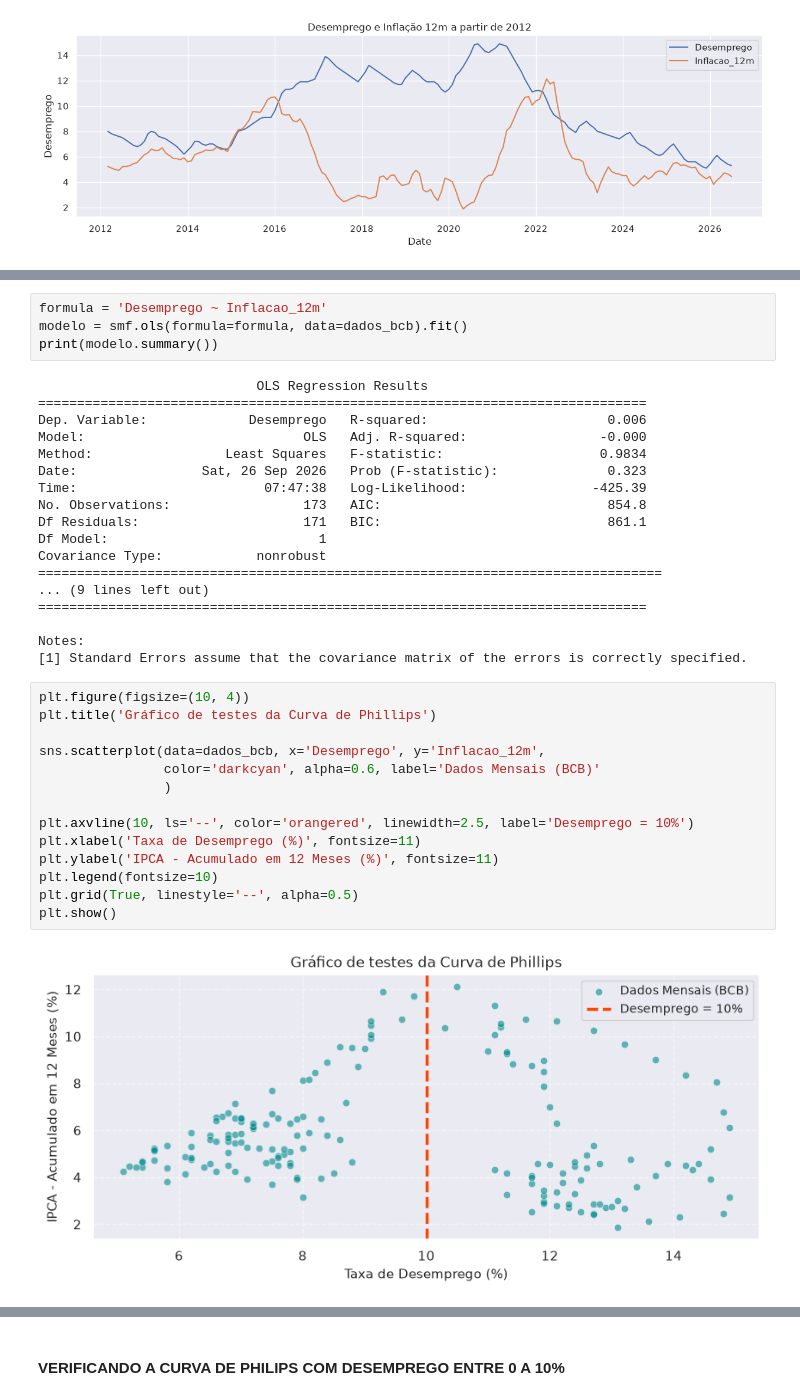
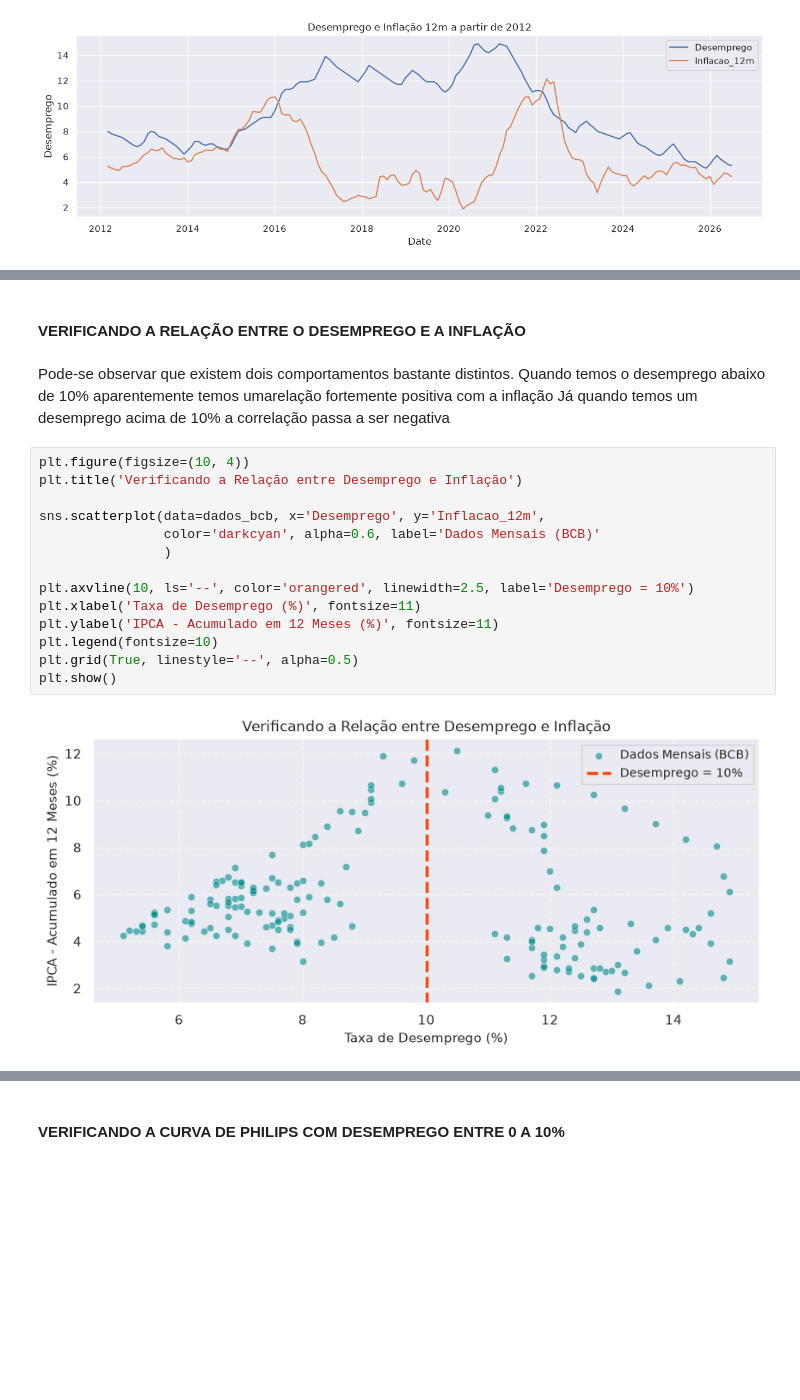
Before and after one commit to j2evaldo/macroeconomia, a Jupyter notebook: notebooks/00_curva_de_philis_classica.ipynb, the cells around one changed output, grey strips where cells are left out. Cells and saved outputs as stored; diff of their text form; blank space fills up the shorter version.

```diff
--- a/notebooks/00_curva_de_philis_classica.ipynb
+++ b/notebooks/00_curva_de_philis_classica.ipynb
@@ -58,38 +50,22 @@ dados_bcb.head(5)
-# %%
-formula = 'Desemprego ~ Inflacao_12m'
-modelo = smf.ols(formula=formula, data=dados_bcb).fit()
-print(modelo.summary())
-# %% [output]
-                            OLS Regression Results
-==============================================================================
-Dep. Variable:             Desemprego   R-squared:                       0.006
-Model:                            OLS   Adj. R-squared:                 -0.000
-Method:                 Least Squares   F-statistic:                    0.9834
-Date:                Sat, 26 Sep 2026   Prob (F-statistic):              0.323
-Time:                        07:47:38   Log-Likelihood:                -425.39
-No. Observations:                 173   AIC:                             854.8
-Df Residuals:                     171   BIC:                             861.1
-Df Model:                           1
-Covariance Type:            nonrobust
-================================================================================
-... (9 lines left out)
-==============================================================================
-
-Notes:
-[1] Standard Errors assume that the covariance matrix of the errors is correctly specified.
+# %% [markdown]
+#### **VERIFICANDO A RELAÇÃO ENTRE O DESEMPREGO E A INFLAÇÃO**
+# %% [markdown]
+Pode-se observar que existem dois comportamentos bastante distintos.</br></br>
+Quando temos o desemprego abaixo de 10% aparentemente temos umarelação fortemente positiva com a inflação</br></br>
+Já quando temos um desemprego acima de 10% a correlação passa a ser negativa
 # %%
 plt.figure(figsize=(10, 4))
-plt.title('Gráfico de testes da Curva de Phillips')
+plt.title('Verificando a Relação entre Desemprego e Inflação')
 
 sns.scatterplot(data=dados_bcb, x='Desemprego', y='Inflacao_12m',
                 color='darkcyan', alpha=0.6, label='Dados Mensais (BCB)'
                 )
 
 plt.axvline(10, ls='--', color='orangered', linewidth=2.5, label='Desemprego = 10%')
 plt.xlabel('Taxa de Desemprego (%)', fontsize=11)
 plt.ylabel('IPCA - Acumulado em 12 Meses (%)', fontsize=11)
 plt.legend(fontsize=10)
 plt.grid(True, linestyle='--', alpha=0.5)
 plt.show()
 # %% [output]
-[figure, old version]
+[figure, new version]
```
Also changed, not shown: parts of 11 cells of this notebook, 2 other files.
